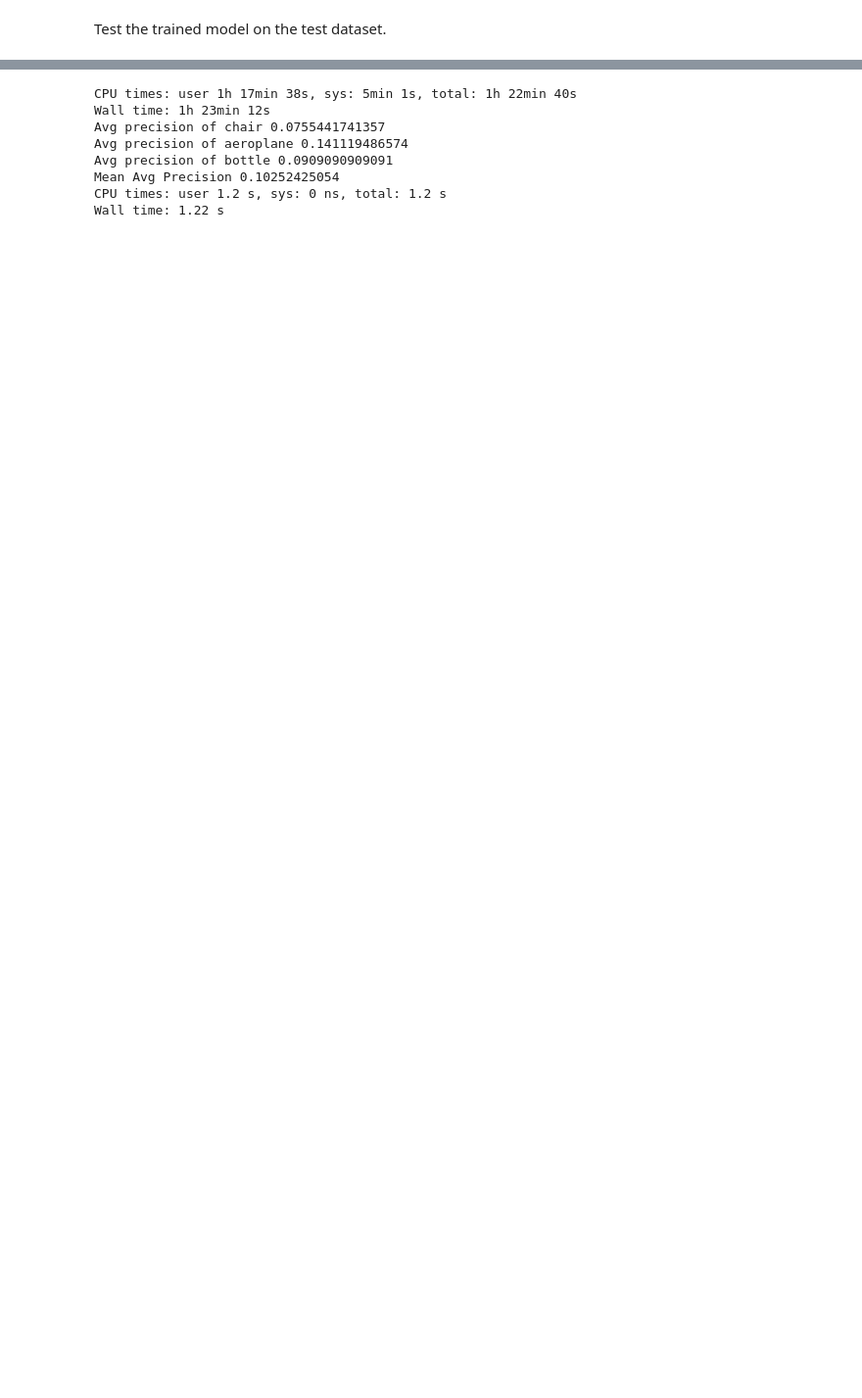
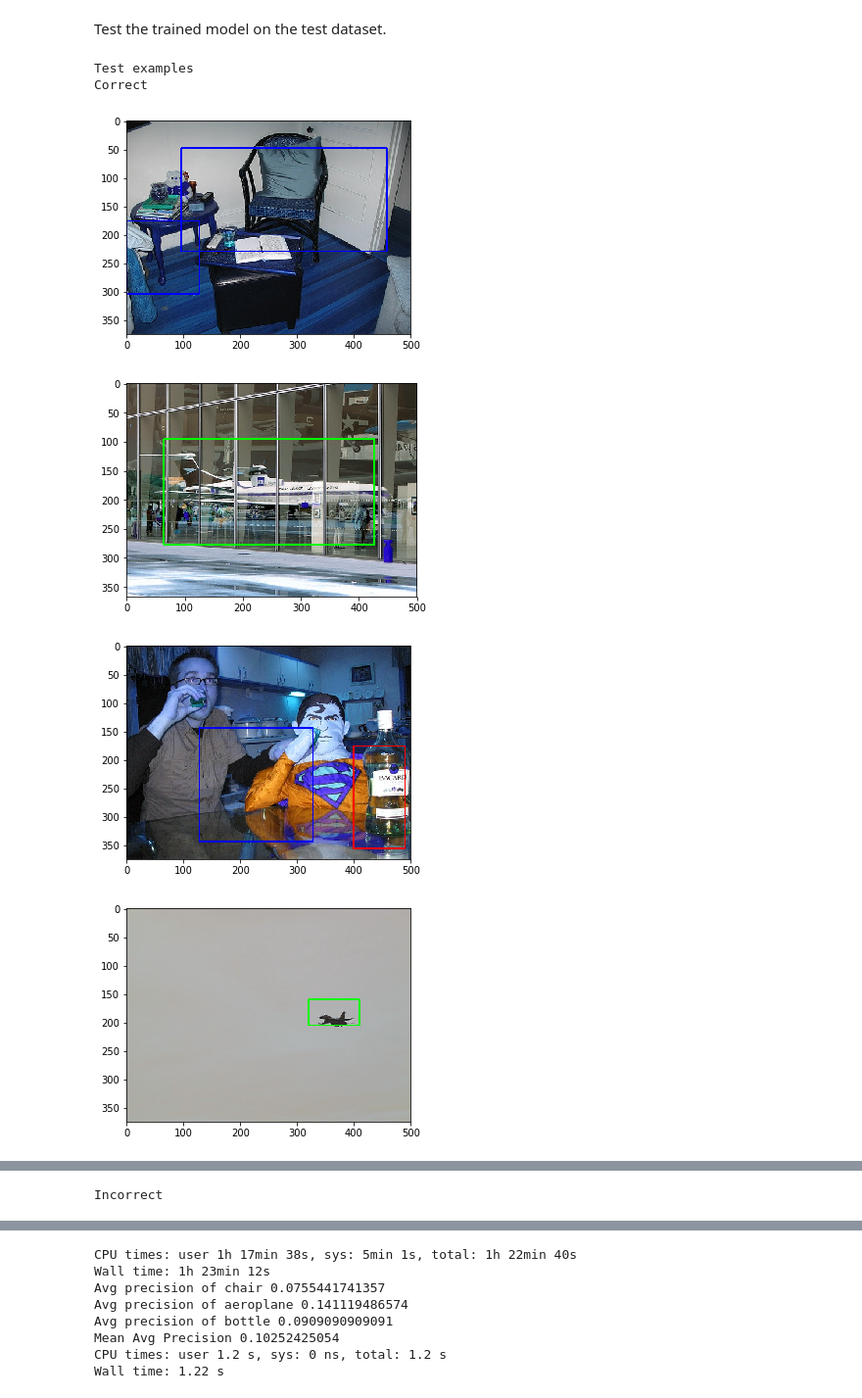
Before and after one commit to SiddarthKrishnamoorthy/ObjectDetection, a Jupyter notebook: assignment_3.ipynb, the cells around one changed output, grey strips where cells are left out. Shown at 98% size. Cells and saved outputs as stored; diff of their text form; code cells hidden in the pictures; blank space fills up the shorter version.

```diff
--- a/assignment_3.ipynb
+++ b/assignment_3.ipynb
@@ -563,7 +504,7 @@ def softmax(outputs):
     return probs
 # %%
 window_list = [(90, 180), (180, 90), (181, 362), (362, 181), (45, 90), (90, 45), (64, 64), (128, 128), (256, 256), (200, 200)]
-def sliding_window(image, step, best_model, second=False):
+def sliding_window(image, stride, best_model, second=False):
     # Begin
     image = np.asarray(image)
     bottle_list = []
@@ -573,16 +514,13 @@ def sliding_window(image, step, best_model, second=False):
     chair_list = []
     chair_list_prob = []
     for window in window_list:
-        for x in range(0, image.shape[1], step):
-            for y in range(0, image.shape[0], step):
+        for x in range(0, image.shape[1], stride):
+            for y in range(0, image.shape[0], stride):
                 window_crop = image[y:y+window[1], x:x+window[0]]
 
                 # Skip if not perfect size
                 if window_crop.shape[0]!=window[1] or window_crop.shape[1]!=window[0]:
                     continue
-
-#                 plt.imshow(window_crop)
-#                 plt.show()
 
                 crop_window = Image.fromarray(window_crop)
 
@@ -602,8 +540,6 @@ def sliding_window(image, step, best_model, second=False):
                 p = int(p)
                 prob = float(prob)
 
-#                 print(prob)
-#                 print(classes[p])
                 if classes[p] == 'bottle':
                     bottle_list.append([x, y, x+window[0], y+window[1]])
                     bottle_list_prob.append(prob)
@@ -616,9 +552,9 @@ def sliding_window(image, step, best_model, second=False):
 
     return bottle_list, aeroplane_list, chair_list, bottle_list_prob, aeroplane_list_prob, chair_list_prob
 
-img = Image.open('/data/siddarth/Asgn3/test/VOC2007/JPEGImages/000691.jpg')
-bottle_list, aeroplane_list, chair_list, b_prob, a_prob, c_prob = sliding_window(img, 16, best_model)
-print(len(bottle_list))
+# img = Image.open('/data/siddarth/Asgn3/test/VOC2007/JPEGImages/000008.jpg')
+# bottle_list, aeroplane_list, chair_list, b_prob, a_prob, c_prob = sliding_window(img, 16, best_model)
+# print(len(bottle_list))
 
 # bottle_list, aeroplane_list, chair_list, bottle_list_prob, aeroplane_list_prob, chair_list_prob = sliding_window(img, 32, best_model, False)
 # n_bottle_list, n_aeroplane_list, n_chair_list, n_bottle_list_prob, n_aeroplane_list_prob, n_chair_list_prob = sliding_window(img, 32, best_model_two_layer, True)
@@ -720,2 +635,47 @@ plt.show()
 # %% [markdown]
 Test the trained model on the test dataset.
+# %%
+def print_img(img_list, train=False):
+    if not train:
+        root = '/data/siddarth/Asgn3/test/VOC2007/JPEGImages/'
+    else:
+        root = '/data/siddarth/Asgn3/train/VOC2007/JPEGImages/'
+
+    for img in img_list:
+        img_path = os.path.join(root, img)
+        img = Image.open(img_path)
+        bottle_list, aeroplane_list, chair_list, b_prob, a_prob, c_prob = sliding_window(img, 16, best_model)
+
+        bottle_zip = list(zip(bottle_list, b_prob))
+        aeroplane_zip = list(zip(aeroplane_list, a_prob))
+        chair_zip = list(zip(chair_list, c_prob))
+        [(bottle_bxs, bp), (aeroplane_bxs, ap), (chair_bxs, cp)] = map(non_maximum_supression, [bottle_zip, aeroplane_zip, chair_zip])
+        img = cv2.imread(img_path)
+        for b in bottle_bxs:
+            cv2.rectangle(img, (b[0], b[1]), (b[2], b[3]), (255,0,0), 2)
+
+        for b in aeroplane_bxs:
+            cv2.rectangle(img, (b[0], b[1]), (b[2], b[3]), (0,255,0), 2)
+
+        for b in chair_bxs:
+            cv2.rectangle(img, (b[0], b[1]), (b[2], b[3]), (0,0,255), 2)
+
+        img = Image.fromarray(img)
+        plt.imshow(img)
+        plt.show()
+#         break
+
+print("Test examples")
+print("Correct")
+test_p = ['000008.jpg', '000128.jpg', '000202.jpg', '000316.jpg', '000216.jpg']
+print_img(test_p, False)
+print("Incorrect")
+test_f = ['000008.jpg', '000510.jpg', '000600.jpg', '000905.jpg', '000202.jpg']
+print_img(test_f, False)
+# %% [output]
+Test examples
+Correct
+[figure, added]
+[figure, added]
+[figure, added]
+[figure, added]
@@ -721,0 +683 @@ Test the trained model on the test dataset.
+Incorrect
```
Also changed, not shown: parts of 18 cells of this notebook.
